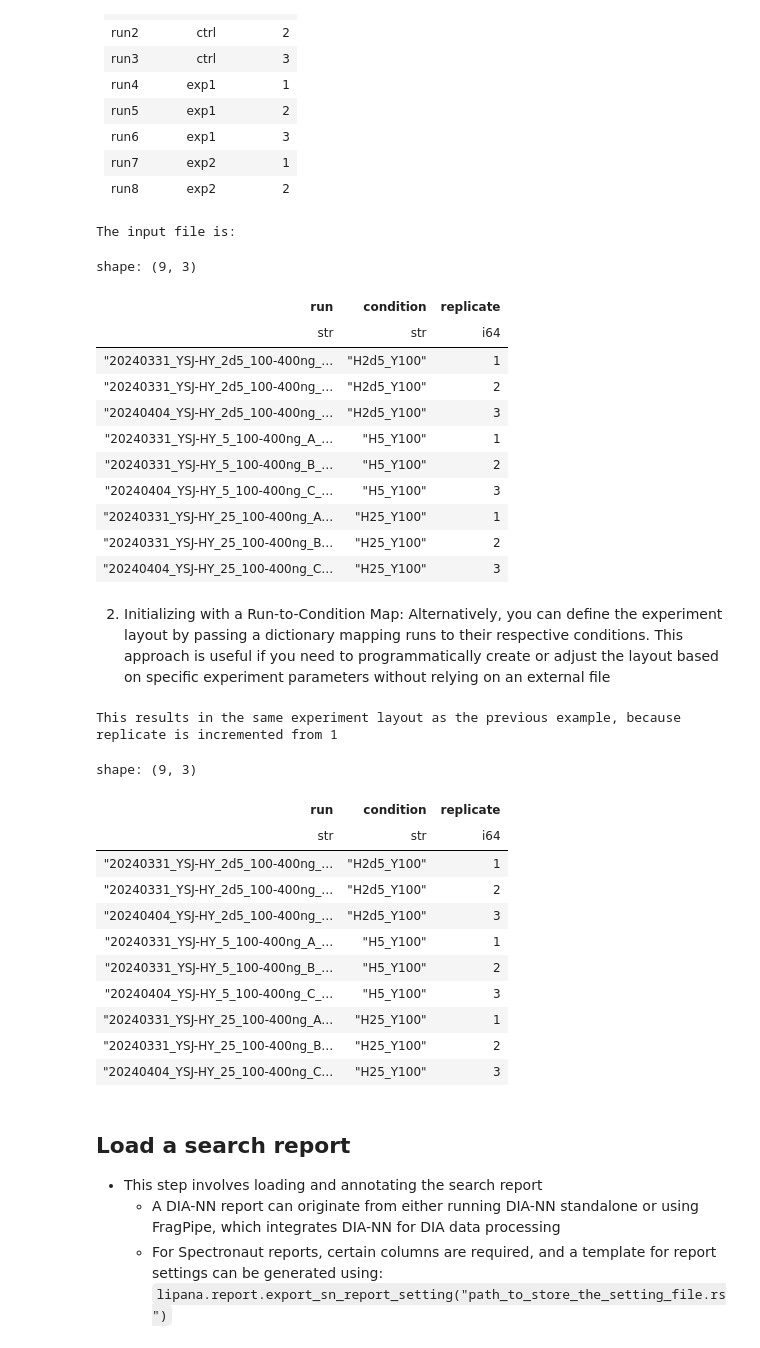
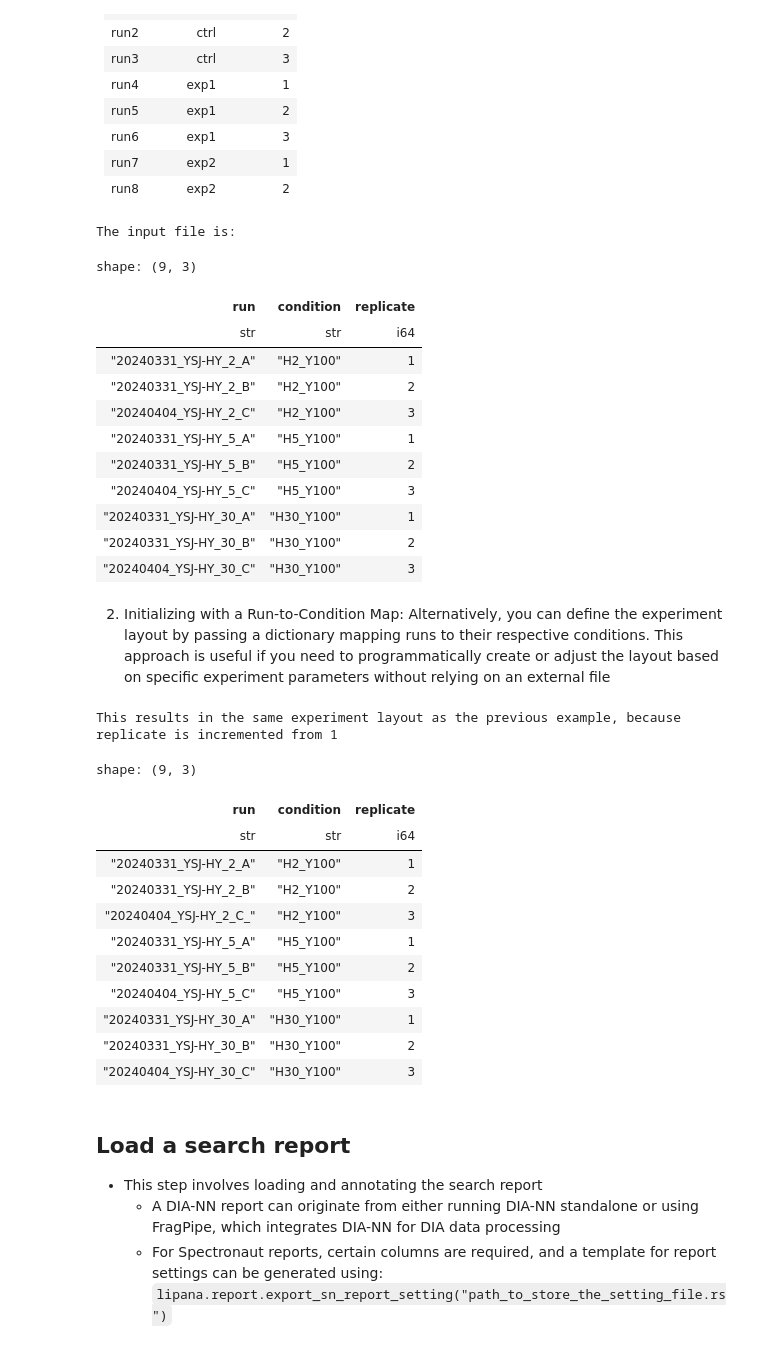
Before and after one commit to Shui-Group/DIA-LiPQuan, a Jupyter notebook: doc/source/usage.ipynb, the cells around one changed output. Drawn from its saved outputs; the diff is of its cells as text; code cells hidden in the pictures.

```diff
--- a/doc/source/usage.ipynb
+++ b/doc/source/usage.ipynb
@@ -49,24 +49,27 @@ To annotate the expected report, it is essential to establish an experiment layo
 | run8 |      exp2 |         2 |
 # %%
 import lipana
+
+from pathlib import Path
+workspace = Path("/home/lishsh/LiPAna_new_version/example_data")
 
 exp_layout = lipana.ExperimentLayout.from_file(workspace.joinpath("experiment_layout.txt"))
 print("The input file is:")
 exp_layout.exp_df
 # %% [output]
 The input file is:
 shape: (9, 3)
 | run | condition | replicate |
 | str | str | i64 |
-| "20240331_YSJ-HY_2d5_100-400ng_… | "H2d5_Y100" | 1 |
-| "20240331_YSJ-HY_2d5_100-400ng_… | "H2d5_Y100" | 2 |
-| "20240404_YSJ-HY_2d5_100-400ng_… | "H2d5_Y100" | 3 |
-| "20240331_YSJ-HY_5_100-400ng_A_… | "H5_Y100" | 1 |
-| "20240331_YSJ-HY_5_100-400ng_B_… | "H5_Y100" | 2 |
-| "20240404_YSJ-HY_5_100-400ng_C_… | "H5_Y100" | 3 |
-| "20240331_YSJ-HY_25_100-400ng_A… | "H25_Y100" | 1 |
-| "20240331_YSJ-HY_25_100-400ng_B… | "H25_Y100" | 2 |
-| "20240404_YSJ-HY_25_100-400ng_C… | "H25_Y100" | 3 |
+| "20240331_YSJ-HY_2_A" | "H2_Y100" | 1 |
+| "20240331_YSJ-HY_2_B" | "H2_Y100" | 2 |
+| "20240404_YSJ-HY_2_C" | "H2_Y100" | 3 |
+| "20240331_YSJ-HY_5_A" | "H5_Y100" | 1 |
+| "20240331_YSJ-HY_5_B" | "H5_Y100" | 2 |
+| "20240404_YSJ-HY_5_C" | "H5_Y100" | 3 |
+| "20240331_YSJ-HY_30_A" | "H30_Y100" | 1 |
+| "20240331_YSJ-HY_30_B" | "H30_Y100" | 2 |
+| "20240404_YSJ-HY_30_C" | "H30_Y100" | 3 |
 # %% [markdown]
 2. Initializing with a Run-to-Condition Map: Alternatively, you can define the experiment layout by passing a dictionary mapping runs to their respective conditions. This approach is useful if you need to programmatically create or adjust the layout based on specific experiment parameters without relying on an external file
 # %%
@@ -74,15 +77,15 @@ import lipana
 
 exp_layout = lipana.ExperimentLayout.from_run_to_condition_map(
     {
-        "20240331_YSJ-HY_2d5_100-400ng_A_90min_stdDIA-HomeMade_Slot1-12_1_5154": "H2d5_Y100",
-        "20240331_YSJ-HY_2d5_100-400ng_B_90min_stdDIA-HomeMade_Slot1-13_1_5155": "H2d5_Y100",
-        "20240404_YSJ-HY_2d5_100-400ng_C_90min_stdDIA-HomeMade_Slot1-24_1_5206": "H2d5_Y100",
-        "20240331_YSJ-HY_5_100-400ng_A_90min_stdDIA-HomeMade_Slot1-14_1_5157": "H5_Y100",
-        "20240331_YSJ-HY_5_100-400ng_B_90min_stdDIA-HomeMade_Slot1-15_1_5158": "H5_Y100",
-        "20240404_YSJ-HY_5_100-400ng_C_90min_stdDIA-HomeMade_Slot1-28_1_5210": "H5_Y100",
-        "20240331_YSJ-HY_25_100-400ng_A_90min_stdDIA-HomeMade_Slot1-19_1_5163": "H25_Y100",
-        "20240331_YSJ-HY_25_100-400ng_B_90min_stdDIA-HomeMade_Slot1-20_1_5164": "H25_Y100",
-        "20240404_YSJ-HY_25_100-400ng_C_90min_stdDIA-HomeMade_Slot1-34_1_5220": "H25_Y100",
+        "20240331_YSJ-HY_2_A": "H2_Y100",
+        "20240331_YSJ-HY_2_B": "H2_Y100",
+        "20240404_YSJ-HY_2_C_": "H2_Y100",
+        "20240331_YSJ-HY_5_A": "H5_Y100",
+        "20240331_YSJ-HY_5_B": "H5_Y100",
+        "20240404_YSJ-HY_5_C": "H5_Y100",
+        "20240331_YSJ-HY_30_A": "H30_Y100",
+        "20240331_YSJ-HY_30_B": "H30_Y100",
+        "20240404_YSJ-HY_30_C": "H30_Y100",
     }
 )
 
@@ -93,15 +96,15 @@ This results in the same experiment layout as the previous example, because repl
 shape: (9, 3)
 | run | condition | replicate |
 | str | str | i64 |
-| "20240331_YSJ-HY_2d5_100-400ng_… | "H2d5_Y100" | 1 |
-| "20240331_YSJ-HY_2d5_100-400ng_… | "H2d5_Y100" | 2 |
-| "20240404_YSJ-HY_2d5_100-400ng_… | "H2d5_Y100" | 3 |
-| "20240331_YSJ-HY_5_100-400ng_A_… | "H5_Y100" | 1 |
-| "20240331_YSJ-HY_5_100-400ng_B_… | "H5_Y100" | 2 |
-| "20240404_YSJ-HY_5_100-400ng_C_… | "H5_Y100" | 3 |
-| "20240331_YSJ-HY_25_100-400ng_A… | "H25_Y100" | 1 |
-| "20240331_YSJ-HY_25_100-400ng_B… | "H25_Y100" | 2 |
-| "20240404_YSJ-HY_25_100-400ng_C… | "H25_Y100" | 3 |
+| "20240331_YSJ-HY_2_A" | "H2_Y100" | 1 |
+| "20240331_YSJ-HY_2_B" | "H2_Y100" | 2 |
+| "20240404_YSJ-HY_2_C_" | "H2_Y100" | 3 |
+| "20240331_YSJ-HY_5_A" | "H5_Y100" | 1 |
+| "20240331_YSJ-HY_5_B" | "H5_Y100" | 2 |
+| "20240404_YSJ-HY_5_C" | "H5_Y100" | 3 |
+| "20240331_YSJ-HY_30_A" | "H30_Y100" | 1 |
+| "20240331_YSJ-HY_30_B" | "H30_Y100" | 2 |
+| "20240404_YSJ-HY_30_C" | "H30_Y100" | 3 |
 # %% [markdown]
 ## Load a search report
 
```
Also changed, not shown: parts of 28 cells of this notebook.
